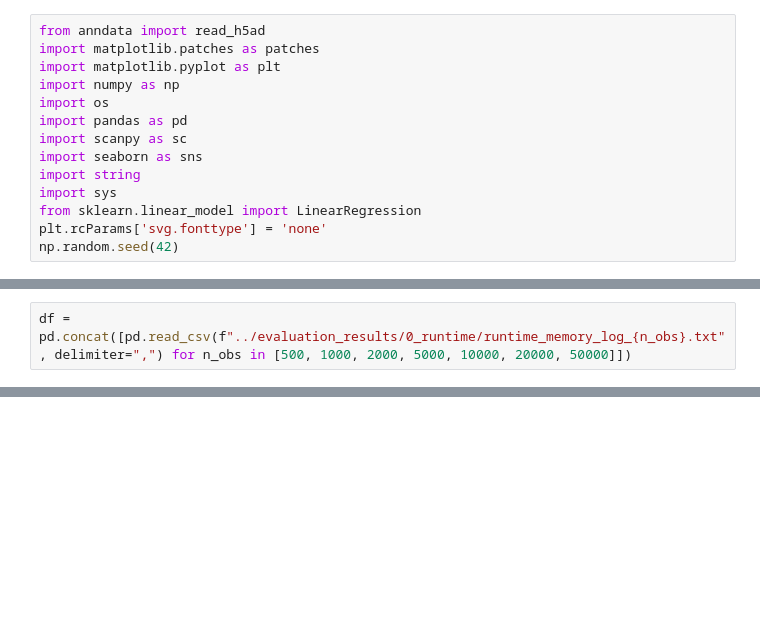
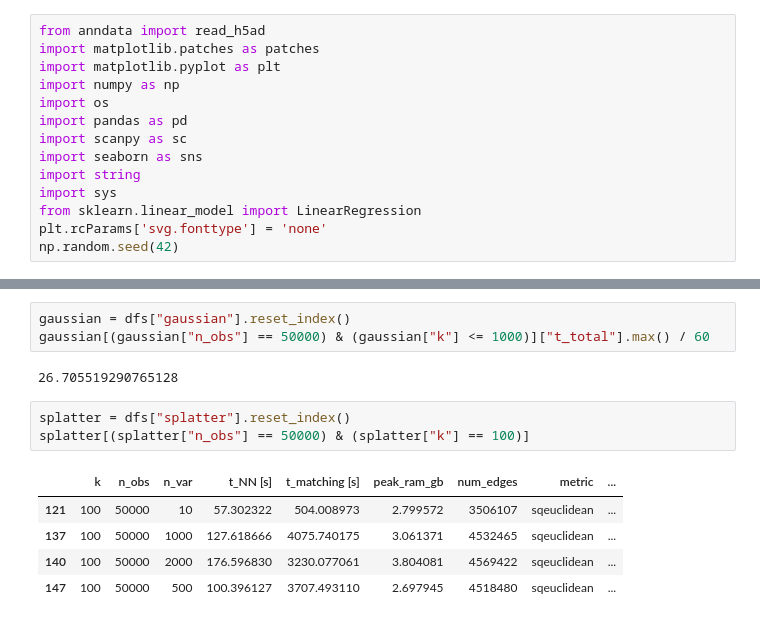
Before and after one commit to bionetslab/scXMatch_paper, a Jupyter notebook: notebooks/fig2.ipynb, the cells around one changed output, grey strips where cells are left out. Saved outputs shown, nothing was run; the diff lists cells and outputs as text; blank space fills up the shorter version.

```diff
--- a/notebooks/fig2.ipynb
+++ b/notebooks/fig2.ipynb
@@ -30,2 +17,0 @@ assert not ram.set_index(["k", "n_obs", "n_var"]).index.has_duplicates
-# %%
-df = pd.concat([pd.read_csv(f"../evaluation_results/0_runtime/runtime_memory_log_{n_obs}.txt", delimiter=",") for n_obs in [500, 1000, 2000, 5000, 10000, 20000, 50000]])
@@ -124,0 +132,14 @@ plt.savefig("../plots/fig2/runtime_memory_support.svg", bbox_inches="tight")
+# %%
+gaussian = dfs["gaussian"].reset_index()
+gaussian[(gaussian["n_obs"] == 50000) & (gaussian["k"] <= 1000)]["t_total"].max() / 60
+# %% [output]
+26.705519290765128
+# %%
+splatter = dfs["splatter"].reset_index()
+splatter[(splatter["n_obs"] == 50000) & (splatter["k"] == 100)]
+# %% [output]
+|  | k | n_obs | n_var | t_NN [s] | t_matching [s] | peak_ram_gb | num_edges | metric | ... |
+| 121 | 100 | 50000 | 10 | 57.302322 | 504.008973 | 2.799572 | 3506107 | sqeuclidean | ... |
+| 137 | 100 | 50000 | 1000 | 127.618666 | 4075.740175 | 3.061371 | 4532465 | sqeuclidean | ... |
+| 140 | 100 | 50000 | 2000 | 176.596830 | 3230.077061 | 3.804081 | 4569422 | sqeuclidean | ... |
+| 147 | 100 | 50000 | 500 | 100.396127 | 3707.493110 | 2.697945 | 4518480 | sqeuclidean | ... |
```
Also changed, not shown: parts of 20 cells of this notebook, 4 other files.
